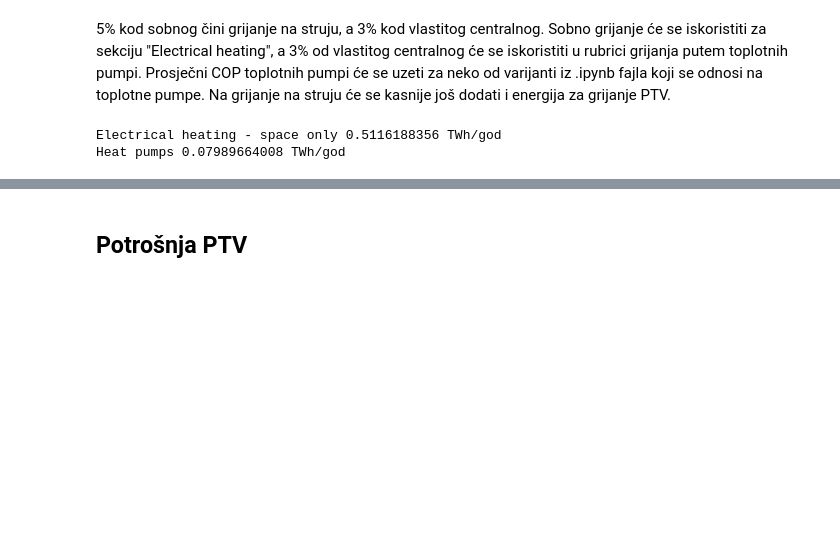
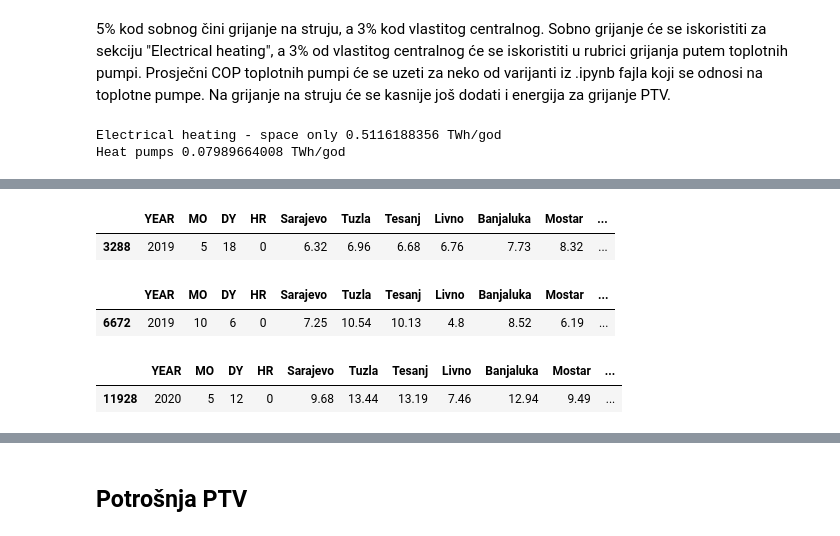
Before and after one commit to ehlimana/Electricity-analysis, a Jupyter notebook: Heat_demand.ipynb, the cells around one changed output, grey strips where cells are left out. Drawn from its saved outputs; the diff is of its cells as text; code cells hidden in the pictures; blank space fills up the shorter version.

```diff
--- a/Heat_demand.ipynb
+++ b/Heat_demand.ipynb
@@ -1167,0 +1190,19 @@ Heat pumps 0.07989664008 TWh/god
+# %%
+#naći index datuma grijne sezone:
+
+temp_cities[(temp_cities["YEAR"]==2019)&(temp_cities["MO"]==5)&(temp_cities["DY"]==18)&(temp_cities["HR"]==0)]
+# %% [output]
+|  | YEAR | MO | DY | HR | Sarajevo | Tuzla | Tesanj | Livno | Banjaluka | Mostar | ... |
+| 3288 | 2019 | 5 | 18 | 0 | 6.32 | 6.96 | 6.68 | 6.76 | 7.73 | 8.32 | ... |
+# %%
+temp_cities[(temp_cities["YEAR"]==2019)&(temp_cities["MO"]==10)&(temp_cities["DY"]==6)&(temp_cities["HR"]==0)]
+# %% [output]
+|  | YEAR | MO | DY | HR | Sarajevo | Tuzla | Tesanj | Livno | Banjaluka | Mostar | ... |
+| 6672 | 2019 | 10 | 6 | 0 | 7.25 | 10.54 | 10.13 | 4.8 | 8.52 | 6.19 | ... |
+# %%
+#naći index datuma:
+
+temp_cities[(temp_cities["YEAR"]==2020)&(temp_cities["MO"]==5)&(temp_cities["DY"]==12)&(temp_cities["HR"]==0)]
+# %% [output]
+|  | YEAR | MO | DY | HR | Sarajevo | Tuzla | Tesanj | Livno | Banjaluka | Mostar | ... |
+| 11928 | 2020 | 5 | 12 | 0 | 9.68 | 13.44 | 13.19 | 7.46 | 12.94 | 9.49 | ... |
```
Also changed, not shown: parts of 25 cells of this notebook, 3 other files.
